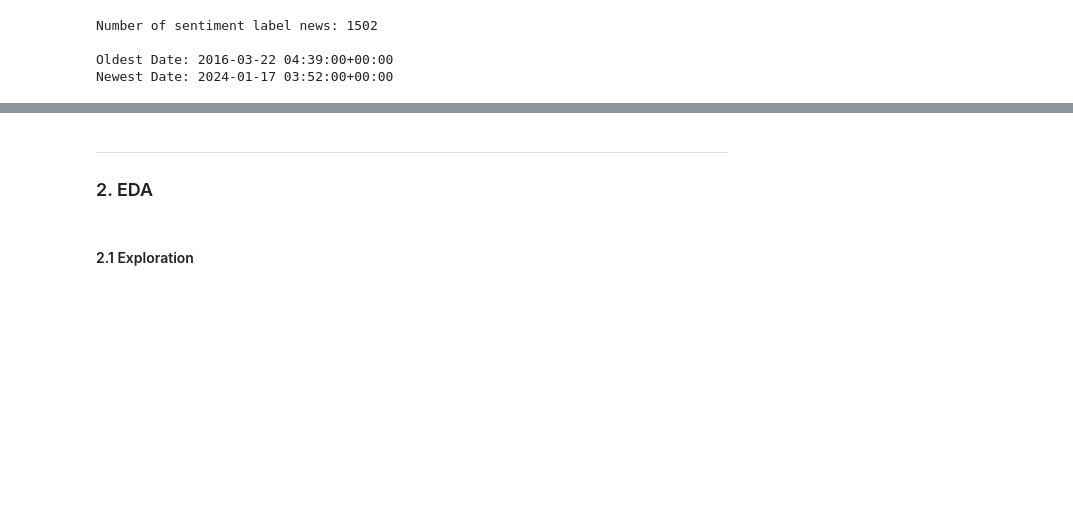
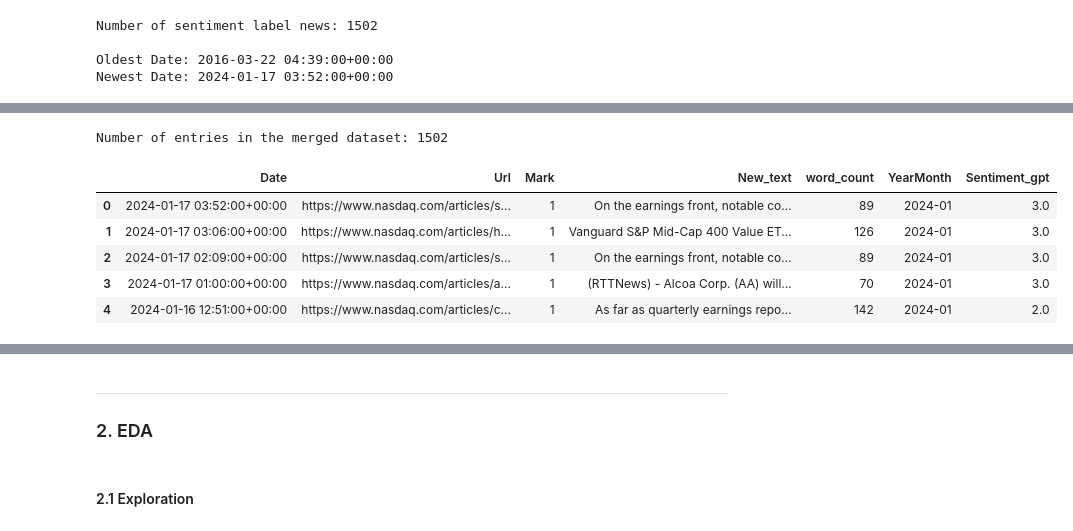
Before and after one commit to paultltc/InflaBERT, a Jupyter notebook: source/eda/news_eda.ipynb, the cells around one changed output, grey strips where cells are left out. Drawn from its saved outputs; the diff is of its cells as text; code cells hidden in the pictures; blank space fills up the shorter version.

```diff
--- a/source/eda/news_eda.ipynb
+++ b/source/eda/news_eda.ipynb
@@ -105,0 +236,21 @@ Newest Date: 2024-01-17 03:52:00+00:00
+# %%
+# Convert
+summarized_news['Date'] = pd.to_datetime(summarized_news['Date'])
+sentiment_news['Date'] = pd.to_datetime(sentiment_news['Date'])
+# %%
+# Merge the datasets on the Date column
+merged_news = pd.merge(summarized_news, sentiment_news[['Date', 'Url', 'Sentiment_gpt']], on=['Date', 'Url'], how='left')
+
+# Print the number of entries in the merged dataset
+print(f"Number of entries in the merged dataset: {len(merged_news)}")
+
+# Display a few entries of the merged dataset
+merged_news.head()
+# %% [output]
+Number of entries in the merged dataset: 1502
+|  | Date | Url | Mark | New_text | word_count | YearMonth | Sentiment_gpt |
+| 0 | 2024-01-17 03:52:00+00:00 | https://www.nasdaq.com/articles/s... | 1 | On the earnings front, notable co... | 89 | 2024-01 | 3.0 |
+| 1 | 2024-01-17 03:06:00+00:00 | https://www.nasdaq.com/articles/h... | 1 | Vanguard S&P Mid-Cap 400 Value ET... | 126 | 2024-01 | 3.0 |
+| 2 | 2024-01-17 02:09:00+00:00 | https://www.nasdaq.com/articles/s... | 1 | On the earnings front, notable co... | 89 | 2024-01 | 3.0 |
+| 3 | 2024-01-17 01:00:00+00:00 | https://www.nasdaq.com/articles/a... | 1 | (RTTNews) - Alcoa Corp. (AA) will... | 70 | 2024-01 | 3.0 |
+| 4 | 2024-01-16 12:51:00+00:00 | https://www.nasdaq.com/articles/c... | 1 | As far as quarterly earnings repo... | 142 | 2024-01 | 2.0 |
```
Also changed, not shown: parts of 40 cells of this notebook, 4 other files.
